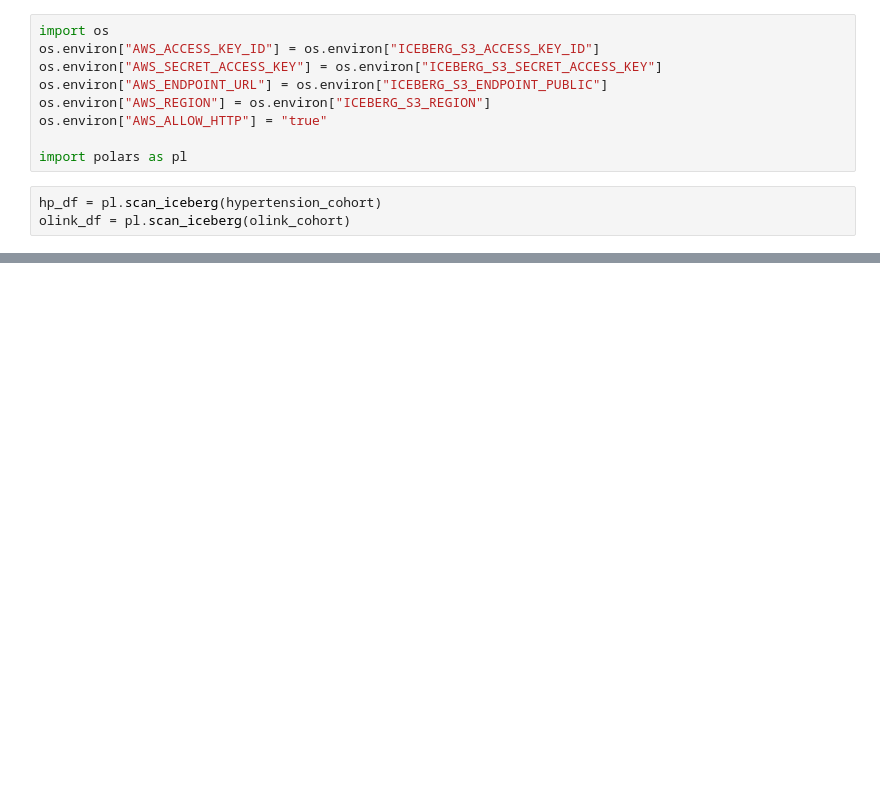
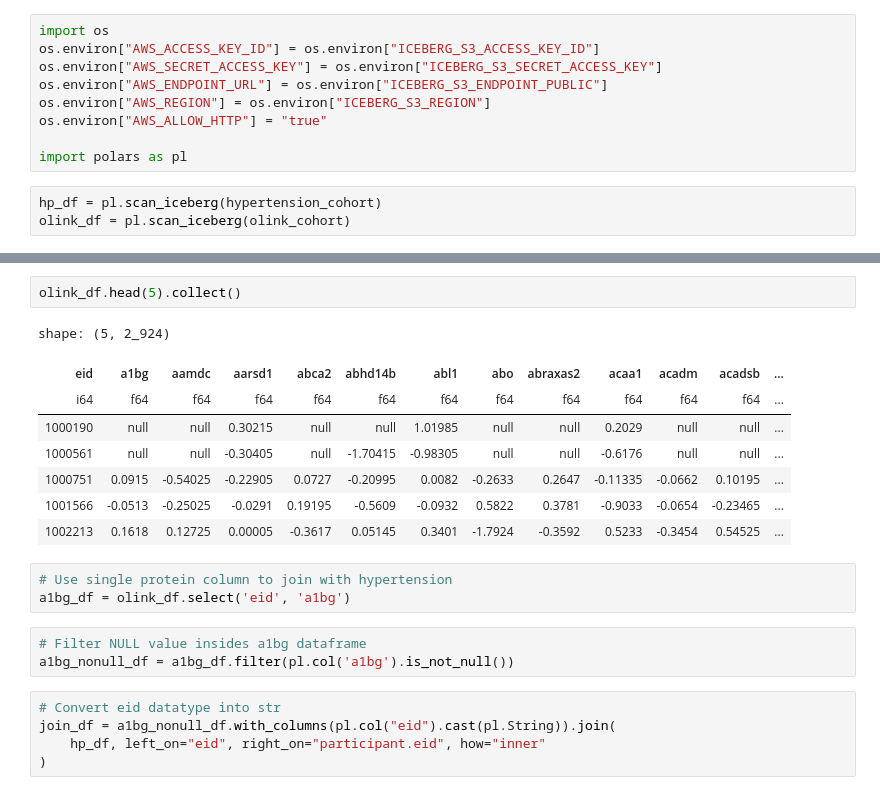
Before and after one commit to wjixiang/aikb, a Jupyter notebook: bio_info/replication/protein-phenotype/pwas.ipynb, the cells around one changed output, grey strips where cells are left out. Cells and saved outputs as stored; diff of their text form; blank space fills up the shorter version.

```diff
--- a/bio_info/replication/protein-phenotype/pwas.ipynb
+++ b/bio_info/replication/protein-phenotype/pwas.ipynb
@@ -50,0 +55,22 @@ shape: (1, 2_924)
+# %%
+olink_df.head(5).collect()
+# %% [output]
+shape: (5, 2_924)
+| eid | a1bg | aamdc | aarsd1 | abca2 | abhd14b | abl1 | abo | abraxas2 | acaa1 | acadm | acadsb | ... |
+| i64 | f64 | f64 | f64 | f64 | f64 | f64 | f64 | f64 | f64 | f64 | f64 | ... |
+| 1000190 | null | null | 0.30215 | null | null | 1.01985 | null | null | 0.2029 | null | null | ... |
+| 1000561 | null | null | -0.30405 | null | -1.70415 | -0.98305 | null | null | -0.6176 | null | null | ... |
+| 1000751 | 0.0915 | -0.54025 | -0.22905 | 0.0727 | -0.20995 | 0.0082 | -0.2633 | 0.2647 | -0.11335 | -0.0662 | 0.10195 | ... |
+| 1001566 | -0.0513 | -0.25025 | -0.0291 | 0.19195 | -0.5609 | -0.0932 | 0.5822 | 0.3781 | -0.9033 | -0.0654 | -0.23465 | ... |
+| 1002213 | 0.1618 | 0.12725 | 0.00005 | -0.3617 | 0.05145 | 0.3401 | -1.7924 | -0.3592 | 0.5233 | -0.3454 | 0.54525 | ... |
+# %%
+# Use single protein column to join with hypertension
+a1bg_df = olink_df.select('eid', 'a1bg')
+# %%
+# Filter NULL value insides a1bg dataframe
+a1bg_nonull_df = a1bg_df.filter(pl.col('a1bg').is_not_null())
+# %%
+# Convert eid datatype into str
+join_df = a1bg_nonull_df.with_columns(pl.col("eid").cast(pl.String)).join(
+    hp_df, left_on="eid", right_on="participant.eid", how="inner"
+)
```
Also changed, not shown: parts of 18 cells of this notebook, 9 other files.
